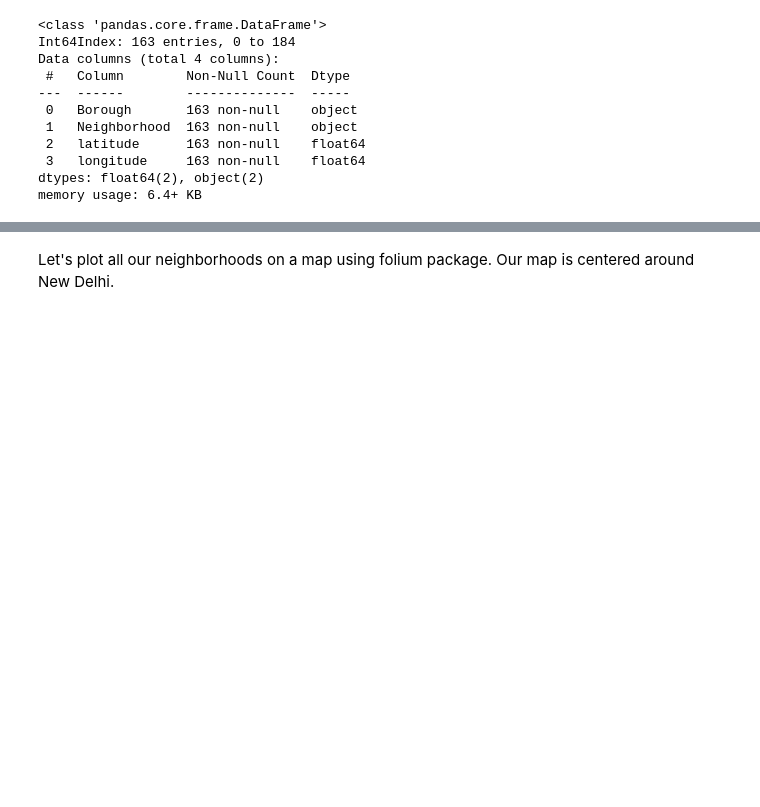
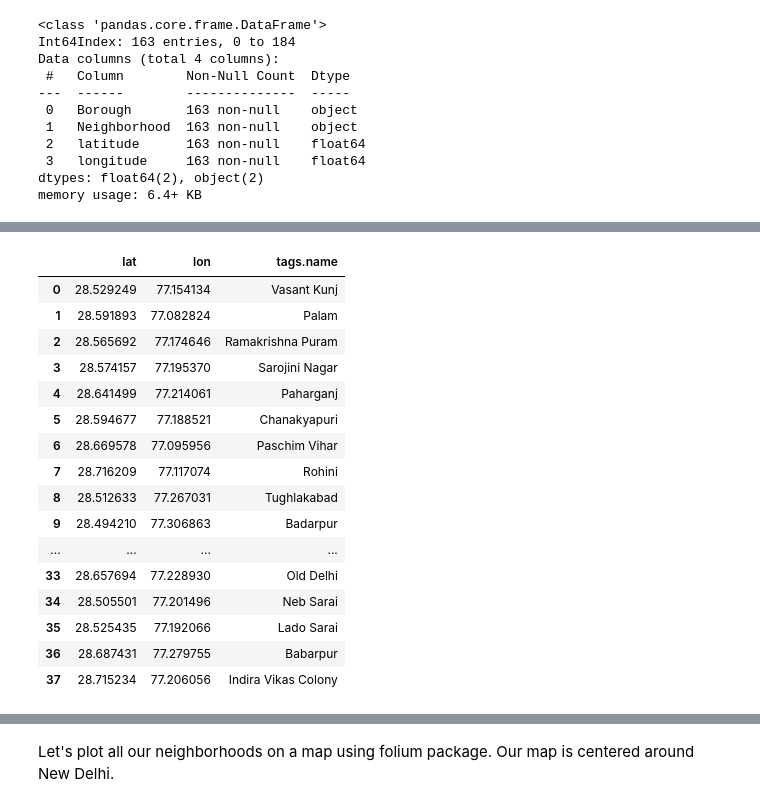
Before and after one commit to Priyanka4pc/Coursera_Capstone, a Jupyter notebook: Captstone Final Project.ipynb, the cells around one changed output, grey strips where cells are left out. Cells and saved outputs as stored; diff of their text form; code cells hidden in the pictures; blank space fills up the shorter version.

```diff
--- a/Captstone Final Project.ipynb
+++ b/Captstone Final Project.ipynb
@@ -92,0 +212,31 @@ memory usage: 880.0+ bytes
+# %%
+overpass_url = "http://overpass-api.de/api/interpreter"
+overpass_query = """
+[out:json];
+area["ISO3166-2" = "IN-DL"][admin_level = 4];
+node["place"="suburb"](area);
+out;
+"""
+response = requests.get(overpass_url,
+                        params={'data': overpass_query})
+data_suburb = response.json()
+delhi_suburb = json_normalize(data_suburb['elements'])
+delhi_suburb.filter(['lat','lon','tags.name'])
+# %% [output]
+|  | lat | lon | tags.name |
+| 0 | 28.529249 | 77.154134 | Vasant Kunj |
+| 1 | 28.591893 | 77.082824 | Palam |
+| 2 | 28.565692 | 77.174646 | Ramakrishna Puram |
+| 3 | 28.574157 | 77.195370 | Sarojini Nagar |
+| 4 | 28.641499 | 77.214061 | Paharganj |
+| 5 | 28.594677 | 77.188521 | Chanakyapuri |
+| 6 | 28.669578 | 77.095956 | Paschim Vihar |
+| 7 | 28.716209 | 77.117074 | Rohini |
+| 8 | 28.512633 | 77.267031 | Tughlakabad |
+| 9 | 28.494210 | 77.306863 | Badarpur |
+| ... | ... | ... | ... |
+| 33 | 28.657694 | 77.228930 | Old Delhi |
+| 34 | 28.505501 | 77.201496 | Neb Sarai |
+| 35 | 28.525435 | 77.192066 | Lado Sarai |
+| 36 | 28.687431 | 77.279755 | Babarpur |
+| 37 | 28.715234 | 77.206056 | Indira Vikas Colony |
```
Also changed, not shown: parts of 51 cells of this notebook.
